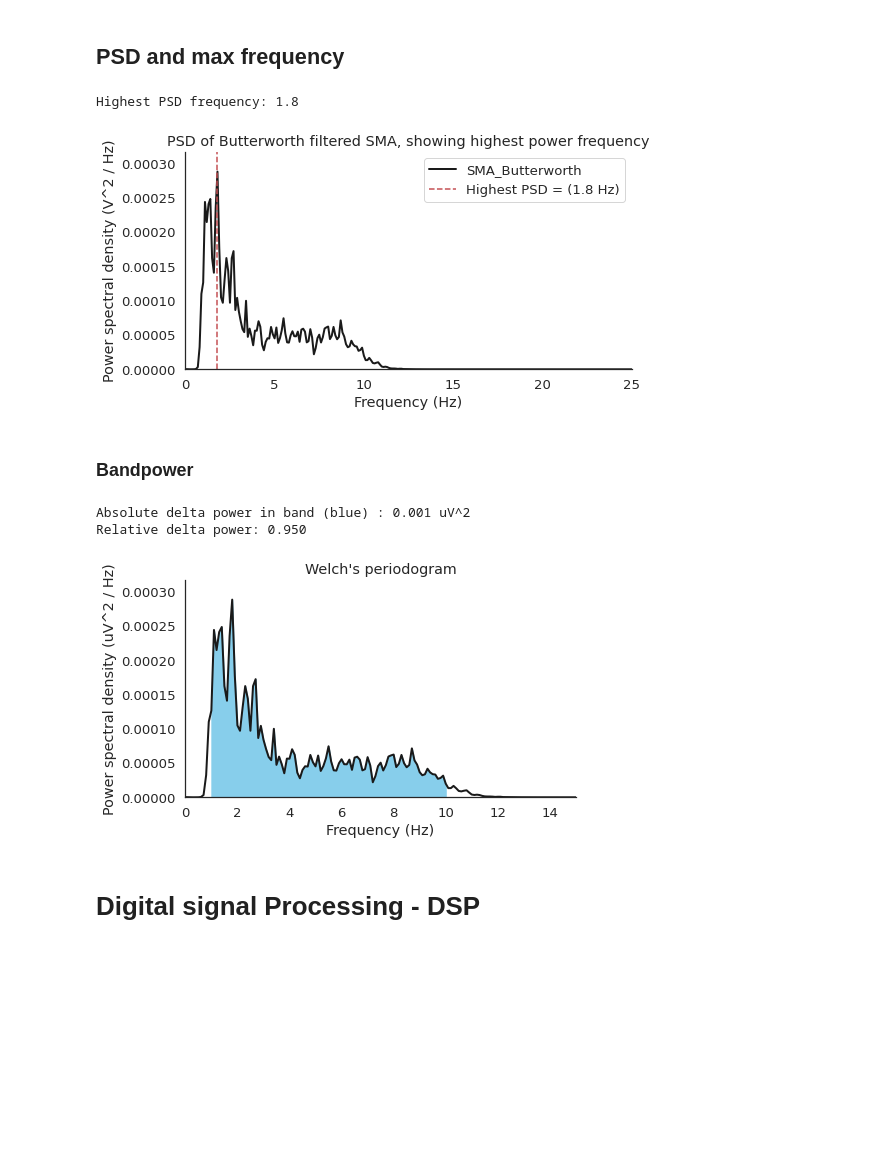
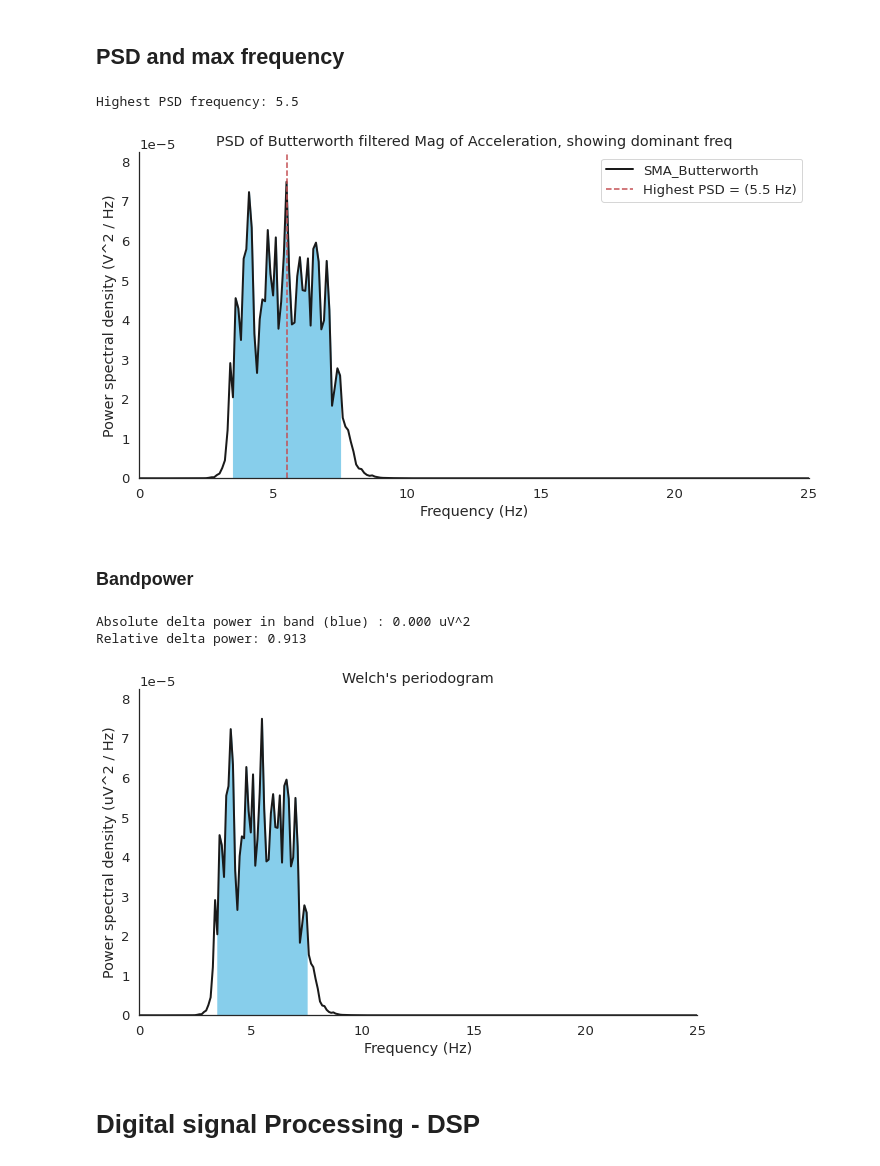
Before and after one commit to grennak3/Accel_Parkinson_Classification, a Jupyter notebook: Feature_Extraction.ipynb, the cells around one changed output. Saved outputs shown, nothing was run; the diff lists cells and outputs as text; code cells hidden in the pictures; blank space fills up the shorter version.

```diff
--- a/Feature_Extraction.ipynb
+++ b/Feature_Extraction.ipynb
@@ -352,32 +352,33 @@ plt.show()
 # %%
 #https://raphaelvallat.com/bandpower.html
 # Define window length (4 seconds)
 win = 10 * fs
 
 #Adjust band filter
-lowcut = 1
-highcut = 10
+lowcut = 3.5
+highcut = 7.5
 A_BP = butter_bandpass_filter(A, lowcut, highcut, fs, order=6)
 
 freqs, psd = signal.welch(A_BP, fs, nperseg=win)
 index_max = np.argmax(psd)
 print('Highest PSD frequency: ' +str(freqs[index_max]))
 # Plot the power spectrum
 sns.set(font_scale=1.2, style='white')
-plt.figure(figsize=(8, 4))
+plt.figure(figsize=(12, 6))
 plt.plot(freqs, psd, color='k', lw=2, label='SMA_Butterworth')
 plt.xlabel('Frequency (Hz)')
 plt.ylabel('Power spectral density (V^2 / Hz)')
+plt.fill_between(freqs, psd, where=idx_delta, color='skyblue')
 plt.ylim([0, psd.max() * 1.1])
 plt.title("Welch's periodogram")
 plt.xlim([0, freqs.max()])
 plt.axvline(freqs[index_max], ymin=0, color='r', linestyle='dashed',label='Highest PSD = (%s Hz)' %freqs[index_max])
 plt.legend()
-plt.title('PSD of Butterworth filtered SMA, showing highest power frequency')
+plt.title('PSD of Butterworth filtered Mag of Acceleration, showing dominant freq')
 sns.despine()
 # %% [output]
-Highest PSD frequency: 1.8
+Highest PSD frequency: 5.5
-[figure, old version]
+[figure, new version]
 # %% [markdown]
 ### Bandpower
 # %%
@@ -388,12 +389,12 @@ low, high = lowcut,highcut
 idx_delta = np.logical_and(freqs >= low, freqs <= high)
 
 # Plot the power spectral density and fill the delta area
-plt.figure(figsize=(7, 4))
+plt.figure(figsize=(10, 6))
 plt.plot(freqs, psd, lw=2, color='k',label='SMA_Butterworth')
 plt.fill_between(freqs, psd, where=idx_delta, color='skyblue')
 plt.xlabel('Frequency (Hz)')
 plt.ylabel('Power spectral density (uV^2 / Hz)')
-plt.xlim([0, 15])
+plt.xlim([0, freqs.max()])
 plt.ylim([0, psd.max() * 1.1])
 plt.title("Welch's periodogram")
 sns.despine()
@@ -410,9 +411,9 @@ total_power = simps(psd, dx=freq_res)
 delta_rel_power = delta_power / total_power
 print('Relative delta power: %.3f ' % delta_rel_power)
 # %% [output]
-Absolute delta power in band (blue) : 0.001 uV^2
-Relative delta power: 0.950
+Absolute delta power in band (blue) : 0.000 uV^2
+Relative delta power: 0.913
-[figure, old version]
+[figure, new version]
 # %% [markdown]
 # Digital signal Processing - DSP
 # %%
```
